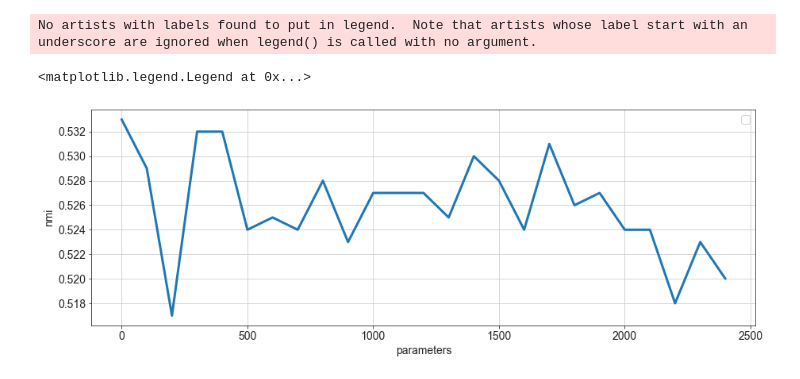
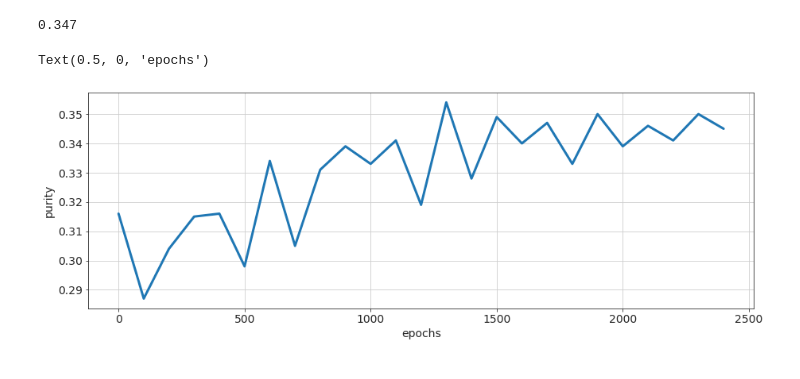
Before and after one commit to hopemini/data_processing, a Jupyter notebook: jideca_params/find_mean_b10_p100.ipynb, the cells around one changed output. Saved outputs shown, nothing was run; the diff lists cells and outputs as text; code cells hidden in the pictures.

```diff
--- a/jideca_params/find_mean_b10_p100.ipynb
+++ b/jideca_params/find_mean_b10_p100.ipynb
@@ -76,15 +93,17 @@ plt.rc('figure', titlesize=BIGGER_SIZE)  # fontsize of the figure title
+# %%
+df_purity.iloc[1]['purity']
+# %% [output]
+0.347
 # %%
 plt.figure(figsize=(15,5))
-sns.set_style("ticks", {'axes.grid' : True})
 colors = ['#455E85']
-sns.lineplot(x='parameters', y='nmi', data=df_nmi, linewidth=3, palette=colors, markers=True, markersize=14)
-#for i in df_nmi.groupby('types'):
-#   plt.text(i - 0.2 , y + 0.0051, m)
+sns.lineplot(x='parameters', y='purity', data=df_purity, linewidth=3, palette=colors)
+#for i in df_purity['parameters']:
+#  plt.text(i - 0.2 , df_purity.iloc[i]['purity'] + 0.0051, df_purity.iloc[i]['purity'])
 #plt.ylim(0.34, 0.56)
 #plt.ylabel('NMI' + r' ($\beta$=0.2)', fontsize=16)
-#plt.xlabel(r'$\gamma$')
-plt.legend(loc='best')
+plt.xlabel('epochs')
+#plt.legend(loc='best')
 # %% [output]
-No artists with labels found to put in legend.  Note that artists whose label start with an underscore are ignored when legend() is called with no argument.
+Text(0.5, 0, 'epochs')
-<matplotlib.legend.Legend at 0x...>
-[figure, old version]
+[figure, new version]
```
Also changed, not shown: parts of 5 cells of this notebook.
